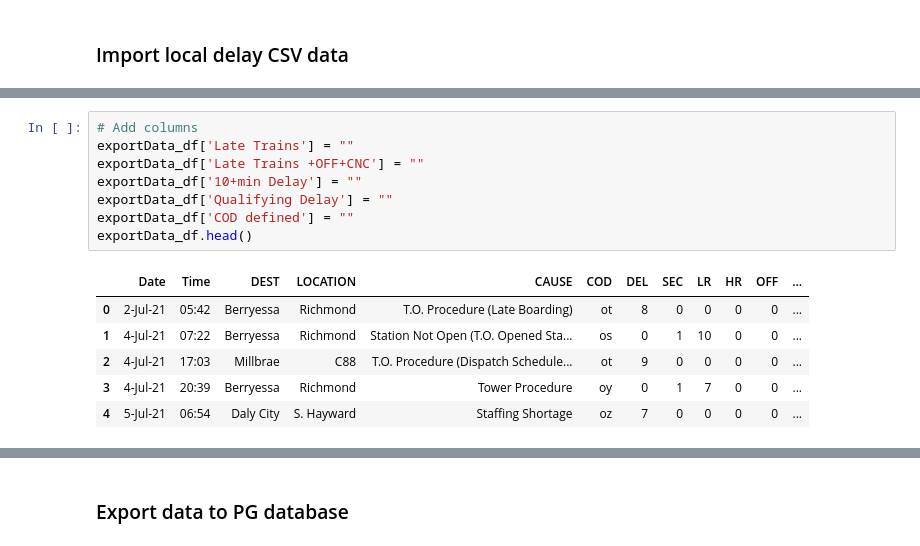
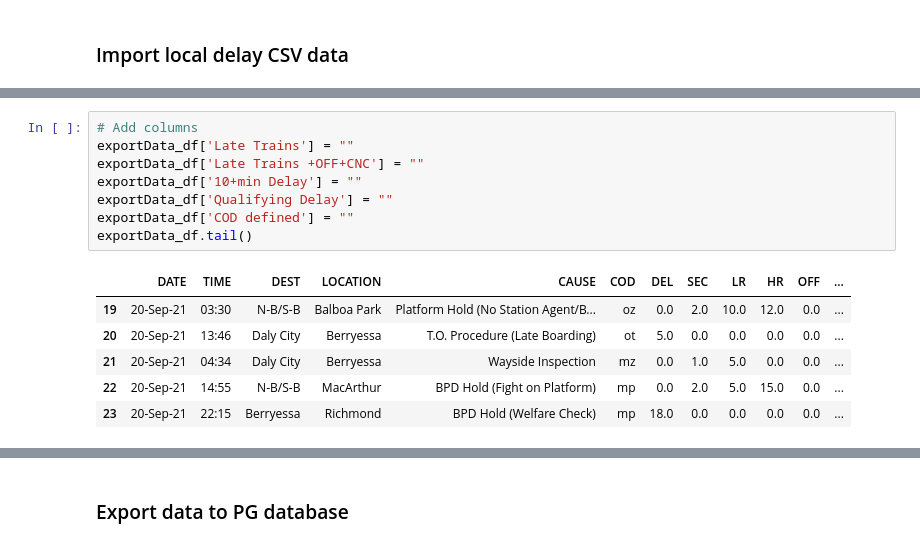
Before and after one commit to WayneJ2/ETL_challenge, a Jupyter notebook: ETL assignment.ipynb, the cells around one changed output, grey strips where cells are left out. Cells and saved outputs as stored; diff of their text form.

```diff
--- a/ETL assignment.ipynb
+++ b/ETL assignment.ipynb
@@ -117,18 +152,18 @@ len(exportData_df)
 # %%
 # Add columns
 exportData_df['Late Trains'] = ""
 exportData_df['Late Trains +OFF+CNC'] = ""
 exportData_df['10+min Delay'] = ""
 exportData_df['Qualifying Delay'] = ""
 exportData_df['COD defined'] = ""
-exportData_df.head()
+exportData_df.tail()
 # %% [output]
-|  | Date | Time | DEST | LOCATION | CAUSE | COD | DEL | SEC | LR | HR | OFF | ... |
-| 0 | 2-Jul-21 | 05:42 | Berryessa | Richmond | T.O. Procedure (Late Boarding) | ot | 8 | 0 | 0 | 0 | 0 | ... |
-| 1 | 4-Jul-21 | 07:22 | Berryessa | Richmond | Station Not Open (T.O. Opened Sta... | os | 0 | 1 | 10 | 0 | 0 | ... |
-| 2 | 4-Jul-21 | 17:03 | Millbrae | C88 | T.O. Procedure (Dispatch Schedule... | ot | 9 | 0 | 0 | 0 | 0 | ... |
-| 3 | 4-Jul-21 | 20:39 | Berryessa | Richmond | Tower Procedure | oy | 0 | 1 | 7 | 0 | 0 | ... |
-| 4 | 5-Jul-21 | 06:54 | Daly City | S. Hayward | Staffing Shortage | oz | 7 | 0 | 0 | 0 | 0 | ... |
+|  | DATE | TIME | DEST | LOCATION | CAUSE | COD | DEL | SEC | LR | HR | OFF | ... |
+| 19 | 20-Sep-21 | 03:30 | N-B/S-B | Balboa Park | Platform Hold (No Station Agent/B... | oz | 0.0 | 2.0 | 10.0 | 12.0 | 0.0 | ... |
+| 20 | 20-Sep-21 | 13:46 | Daly City | Berryessa | T.O. Procedure (Late Boarding) | ot | 5.0 | 0.0 | 0.0 | 0.0 | 0.0 | ... |
+| 21 | 20-Sep-21 | 04:34 | Daly City | Berryessa | Wayside Inspection | mz | 0.0 | 1.0 | 5.0 | 0.0 | 0.0 | ... |
+| 22 | 20-Sep-21 | 14:55 | N-B/S-B | MacArthur | BPD Hold (Fight on Platform) | mp | 0.0 | 2.0 | 5.0 | 15.0 | 0.0 | ... |
+| 23 | 20-Sep-21 | 22:15 | Berryessa | Richmond | BPD Hold (Welfare Check) | mp | 18.0 | 0.0 | 0.0 | 0.0 | 0.0 | ... |
 # %%
 # Define columns
 DEL = exportData_df['DEL']
```
Also changed, not shown: parts of 14 cells of this notebook, 3 other files.
